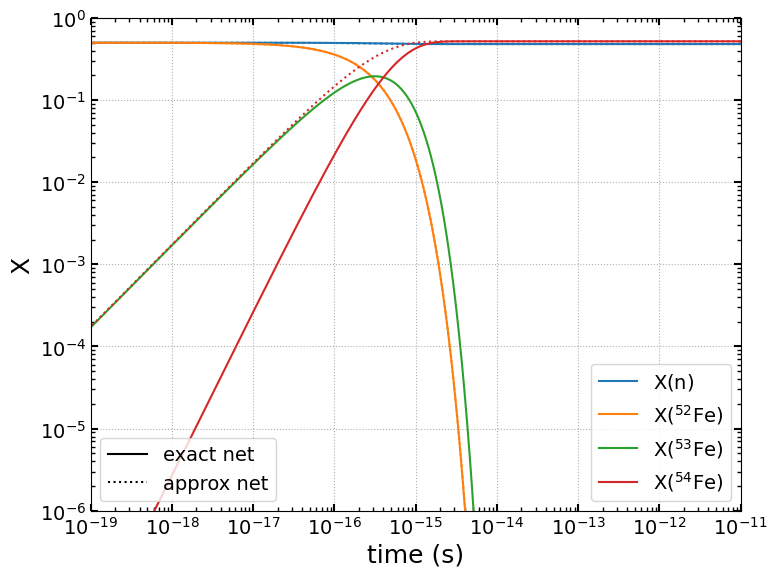
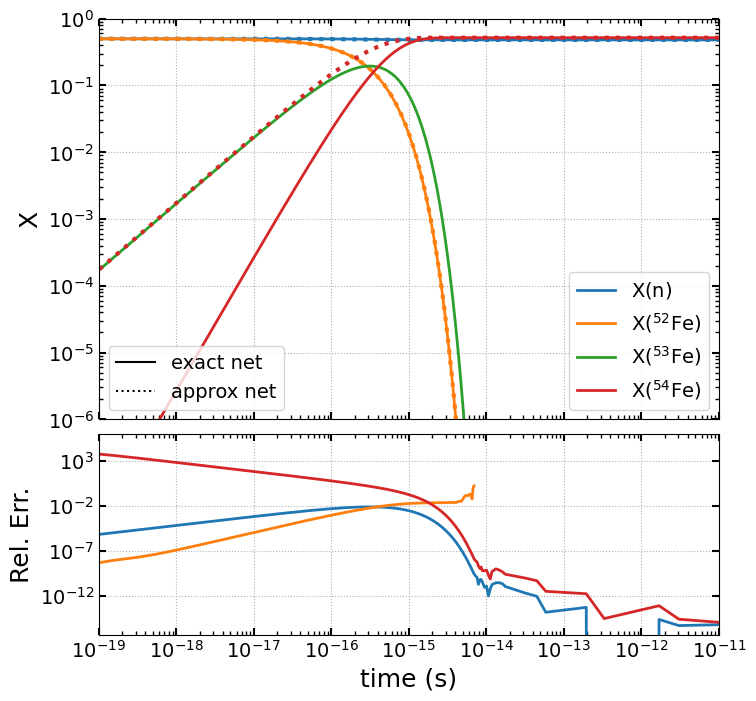
Code edit (unified diff) that turned the first committed figure into the second:
--- before
+++ after
@@ -1,22 +1,20 @@
-fig, ax = plt.subplots(figsize=(8,6))
+fig, (ax, ax_err) = plt.subplots(2, 1, figsize=(8, 8), sharex=True,
+                                 gridspec_kw={"height_ratios": [2, 1], "hspace": 0.05})
 
+# Top Panel
 for i, nuc in enumerate(sol.unique_nuclei):
     ax.loglog(sol.t, sol.X[i, :],
               label=rf"X$({nuc.pretty})$",              
-              linestyle="-", color=f"C{i}")
+              linestyle="-", color=f"C{i}", linewidth=2)
     try:
         idx = sol_approx.unique_nuclei.index(nuc)
         ax.loglog(sol_approx.t, sol_approx.X[idx, :],
-                  linestyle=":", color=f"C{i}")
+                  linestyle=":", color=f"C{i}", linewidth=3)
     except:
         continue
-        
+
 ax.set_ylim(1.e-6, 1)
 ax.set_xlim(1.e-19, 1.e-11)
-ax.set_xlabel("time (s)")
 ax.set_ylabel("X")
-ax.minorticks_on()
-ax.tick_params(top=True, bottom=True, left=True, right=True, which="both")
-ax.tick_params(axis="both", direction="in", which="both")
 ax.grid(ls=":")
 
@@ -32,4 +30,30 @@
 ax.legend(handles=style_legend, loc="lower left")
 
+# Bot panel for plotting error between common species
+X_FLOOR = 1.e-10
+for i, nuc in enumerate(sol_approx.unique_nuclei):
+    idx = sol.unique_nuclei.index(nuc)
+    X_ref = sol.X[idx, :]
+    X_approx = sol_approx.X_at(sol.t)[i, :]
+
+    # Only compute error for X greater than absolute tolerance of the integrator
+    invalid = X_ref < X_FLOOR
+    rel_err = np.abs(X_approx - X_ref) / X_ref
+    rel_err[invalid] = np.nan
+    
+    ax_err.loglog(sol.t, rel_err,
+              label=rf"X$({nuc.pretty})$",              
+              linestyle="-", color=f"C{idx}", linewidth=2)
+
+ax_err.set_xlabel("time (s)")
+ax_err.set_ylabel("Rel. Err.")
+ax_err.grid(ls=":")
+
+for a in (ax, ax_err):
+    a.minorticks_on()
+    a.tick_params(top=True, bottom=True,
+                  left=True, right=True,
+                  direction="in", which="both")
+
 fig.tight_layout()
 fig.savefig("double-n-capture-integration.pdf", bbox_inches="tight")

Commit: update with better formatting